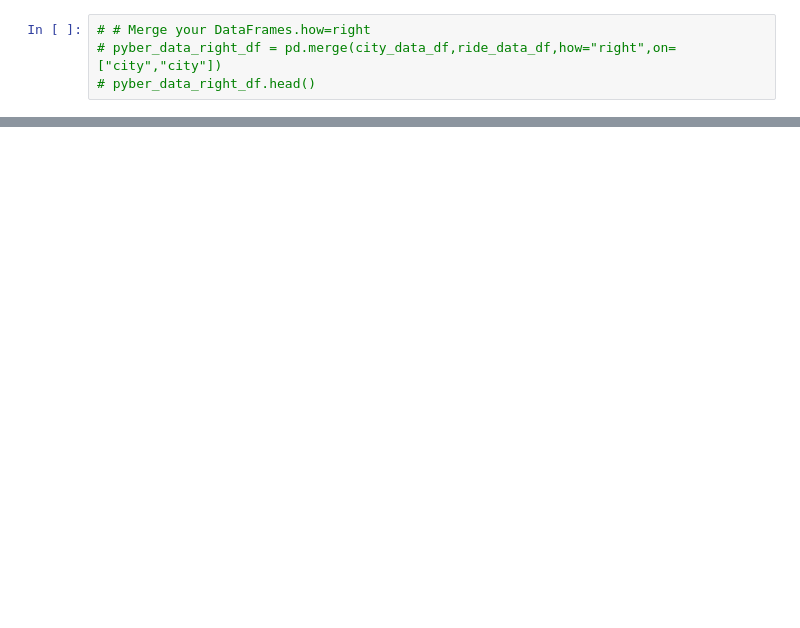
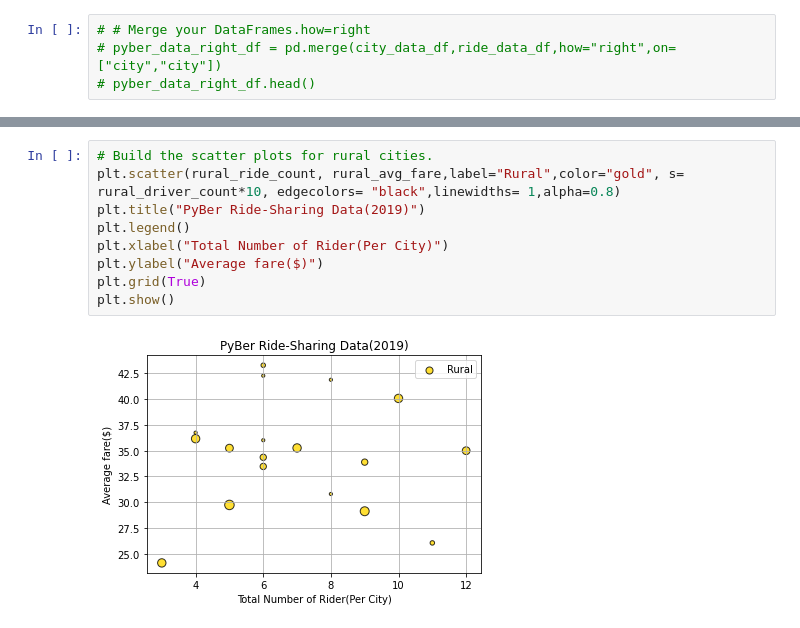
Before and after one commit to rajimuth/PyBer_Analysis, a Jupyter notebook: PyBer_Analysis.ipynb, the cells around one changed output, grey strips where cells are left out. Drawn from its saved outputs; the diff is of its cells as text; blank space fills up the shorter version.

```diff
--- a/PyBer_Analysis.ipynb
+++ b/PyBer_Analysis.ipynb
@@ -161,0 +265,11 @@ pyber_data_df.head()
+# %%
+# Build the scatter plots for rural cities.
+plt.scatter(rural_ride_count, rural_avg_fare,label="Rural",color="gold", s= rural_driver_count*10, edgecolors= "black",linewidths= 1,alpha=0.8)
+plt.title("PyBer Ride-Sharing Data(2019)")
+plt.legend()
+plt.xlabel("Total Number of Rider(Per City)")
+plt.ylabel("Average fare($)")
+plt.grid(True)
+plt.show()
+# %% [output]
+[figure, added]
```
Also changed, not shown: parts of 15 cells of this notebook, 1 other file.
